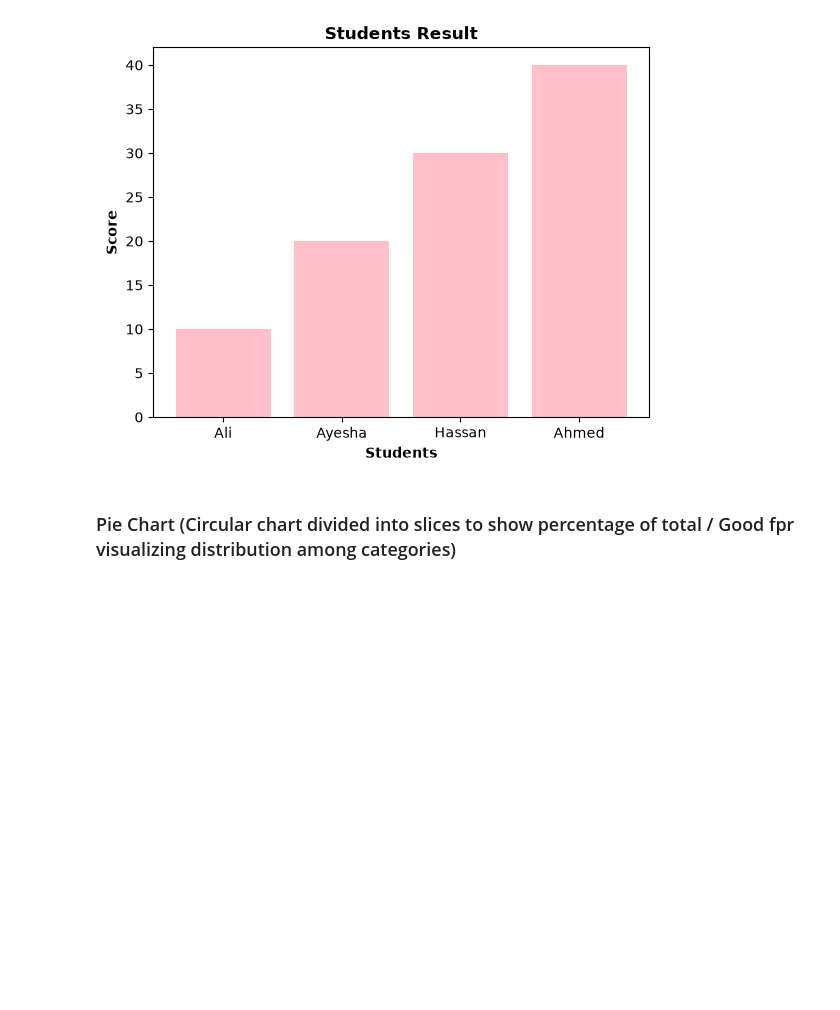
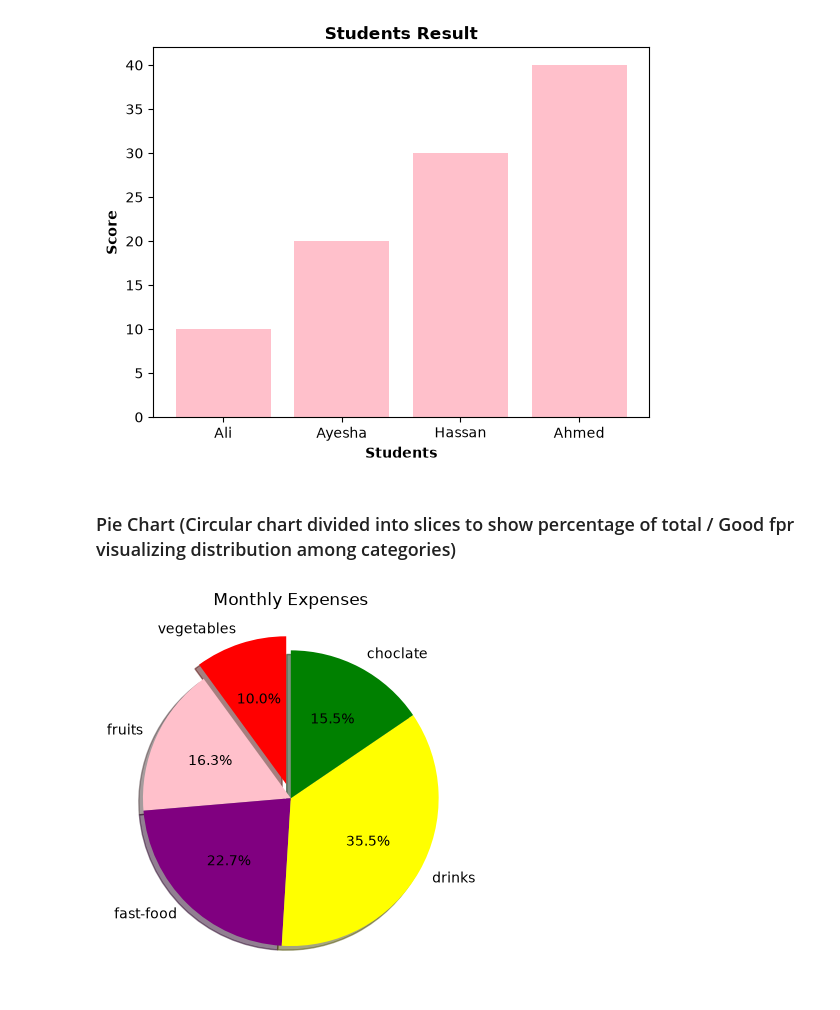
Before and after one commit to areeba-cyber/NumPy, a Jupyter notebook: Matplotlib/main2.ipynb, the cells around one changed output. Saved outputs shown, nothing was run; the diff lists cells and outputs as text; code cells hidden in the pictures; blank space fills up the shorter version.

Commit message:
pie chart

```diff
--- a/Matplotlib/main2.ipynb
+++ b/Matplotlib/main2.ipynb
@@ -18,3 +18,18 @@ plt.show()
 [figure]
 # %% [markdown]
 ### Pie Chart (Circular chart divided into slices to show percentage of total / Good fpr visualizing distribution among categories)
+# %%
+categories =["vegetables", "fruits", "fast-food", "drinks", "choclate"]
+values = np.array([123, 200, 278, 435, 190])
+colors = ["red", "pink", "purple", "yellow", "green"]
+plt.pie(values, labels=categories,
+                autopct="%1.1f%%",
+                colors=colors,
+                explode=[0.1,0,0,0,0],
+                shadow=True,
+                startangle=90
+        )
+plt.title("Monthly Expenses")
+plt.show()
+# %% [output]
+[figure, added]
```
